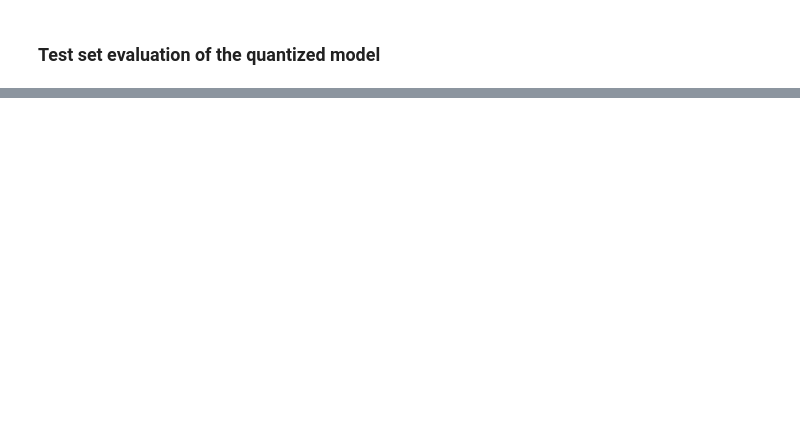
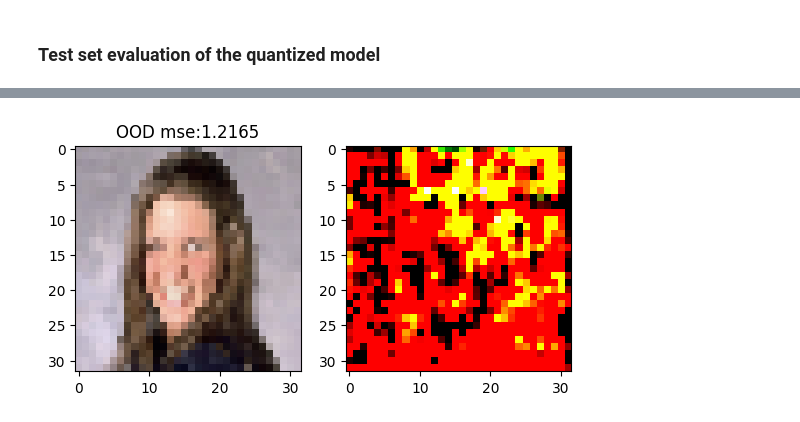
Before and after one commit to bitmorse/bearings-max78000, a Jupyter notebook: playground.ipynb, the cells around one changed output, grey strips where cells are left out. Saved outputs shown, nothing was run; the diff lists cells and outputs as text; code cells hidden in the pictures; blank space fills up the shorter version.

Commit message:
4 bit quant autoencoder synthesised but untested

```diff
--- a/playground.ipynb
+++ b/playground.ipynb
@@ -25,0 +164,13 @@ sys.path.append(os.path.join(os.path.dirname(os.getcwd()), 'models'))
+# %%
+#check dataloader
+class Args:
+    def __init__(self, act_mode_8bit):
+        self.act_mode_8bit = act_mode_8bit #IMPORTANT: SET CORRECTLY!!!!!!!!
+        self.truncate_testset = False
+
+args = Args(act_mode_8bit=True) #IMPORTANT: set to TRUE for quantization
+data_path = os.path.join(os.path.dirname(os.getcwd()), 'ai8x-training/data')
+
+ds_train,ds_test = memes.memes_get_datasets((data_path, args), load_train=True, load_test=True)
+
+printstats(ds_train[2][1])
@@ -80,0 +185,79 @@ Text(0.5, 1.0, 'soll:rsz_fry.png, ist:rsz_fry.png')
+# %%
+#ai8x.set_device(85, True, True)  #IMPORTANT: SET SIMULATE PARAM, AS IT WILL OVERRIDE 8bit PARAM !!!!!!!!
+ai8x.set_device(85, False, True)  #use if quant
+
+#The device setting method ai8x.set_device of the ai8x module also accepts a related parameter simulate: True for the training case (act_mode_8bit = True) and False for the evaluation of quantized model or running on hardware that also initializes act_mode_8bit = False.
+
+model = memenet.MemeNet(num_channels=3, dimensions=(32,32))
+checkpoint_path = '../ai8x-synthesis/trained/qat_best-q.pth.tar'
+model = apputils.load_lean_checkpoint(model, checkpoint_path)
+ai8x.update_model(model)
+
+#read ood.png image
+ood_img = read_image('../ai8x-training/data/memes/test/ood.png')
+#convert from png to rgb
+ood_img = ood_img[:3,:,:]
+ood_img = transforms.functional.resize(ood_img, (32,32))
+
+model.eval()
+with torch.no_grad():
+
+    sample_input2 = (ood_img).float() - 127 #expected quant input range -127 to 128
+    sample_output2_model = model(sample_input2.unsqueeze(0)) #output range -1 to 1
+    sample_output2 = 255*(sample_output2_model+1)/2 #output range 0 to 255
+
+    in_img2 = ood_img.permute(1,2,0) #0-255
+    out_img2 = sample_output2.squeeze().permute(1,2,0)
+
+    mse = torch.nn.MSELoss()
+
+    fig2, ax2 = plt.subplots(1,2)
+    ax2[0].imshow(in_img2.int())
+    ax2[1].imshow(out_img2.int())
+    ax2[0].set_title('OOD sample')
+    ax2[0].set_title('OOD mse:%s'% np.round(mse(sample_input2/128,sample_output2_model).item(),4))
+
+    #training set
+    fig , ax= plt.subplots(10,2)
+    fig.set_figheight(20)
+    fig.set_figwidth(5)
+    for i in range(10):
+        idx=i
+        sample_input = ds_train[idx][0] #expected quant input range -128 to 127/128
+        sample_output_model = model(sample_input.unsqueeze(0)) #output range -1 to 1
+        sample_output = 255*(sample_output_model+1)/2 #output range 0 to 255
+
+        in_img = sample_input.permute(1,2,0)+ 128 #0-255
+        out_img = sample_output.squeeze().permute(1,2,0) #0-255
+
+        ax[i][0].imshow(in_img.int())
+        ax[i][1].imshow(out_img.int())
+        ax[i][0].axis('off')
+        ax[i][1].axis('off')
+        #title ax
+        ax[i][0].set_title('Training sample')
+        ax[i][1].set_title('MSE:%s'%np.round(mse(sample_input/127,sample_output_model).item(),4))
+
+
+
+    #test set
+    fig , ax= plt.subplots(10,2)
+    fig.set_figheight(20)
+    fig.set_figwidth(5)
+    for i in range(10):
+        idx=i
+        sample_input = ds_test[idx][0] #expected quant input range -128 to 127/128
+        sample_output_model = model(sample_input.unsqueeze(0)) #output range -1 to 1
+        sample_output = 255*(sample_output_model+1)/2 #output range 0 to 255
+
+        in_img = sample_input.permute(1,2,0)+ 128 #0-255
+        out_img = sample_output.squeeze().permute(1,2,0) #0-255
+
+        ax[i][0].imshow(in_img.int())
+        ax[i][1].imshow(out_img.int())
+        ax[i][0].axis('off')
+        ax[i][1].axis('off')
+        #title ax
+        ax[i][0].set_title('Training sample')
+        ax[i][1].set_title('MSE:%s'%np.round(mse(sample_input/127,sample_output_model).item(),4))
+# %% [output]
@@ -80,0 +265 @@ Text(0.5, 1.0, 'soll:rsz_fry.png, ist:rsz_fry.png')
+[figure, added]
```
Also changed, not shown: parts of 9 cells of this notebook, 13 other files.
